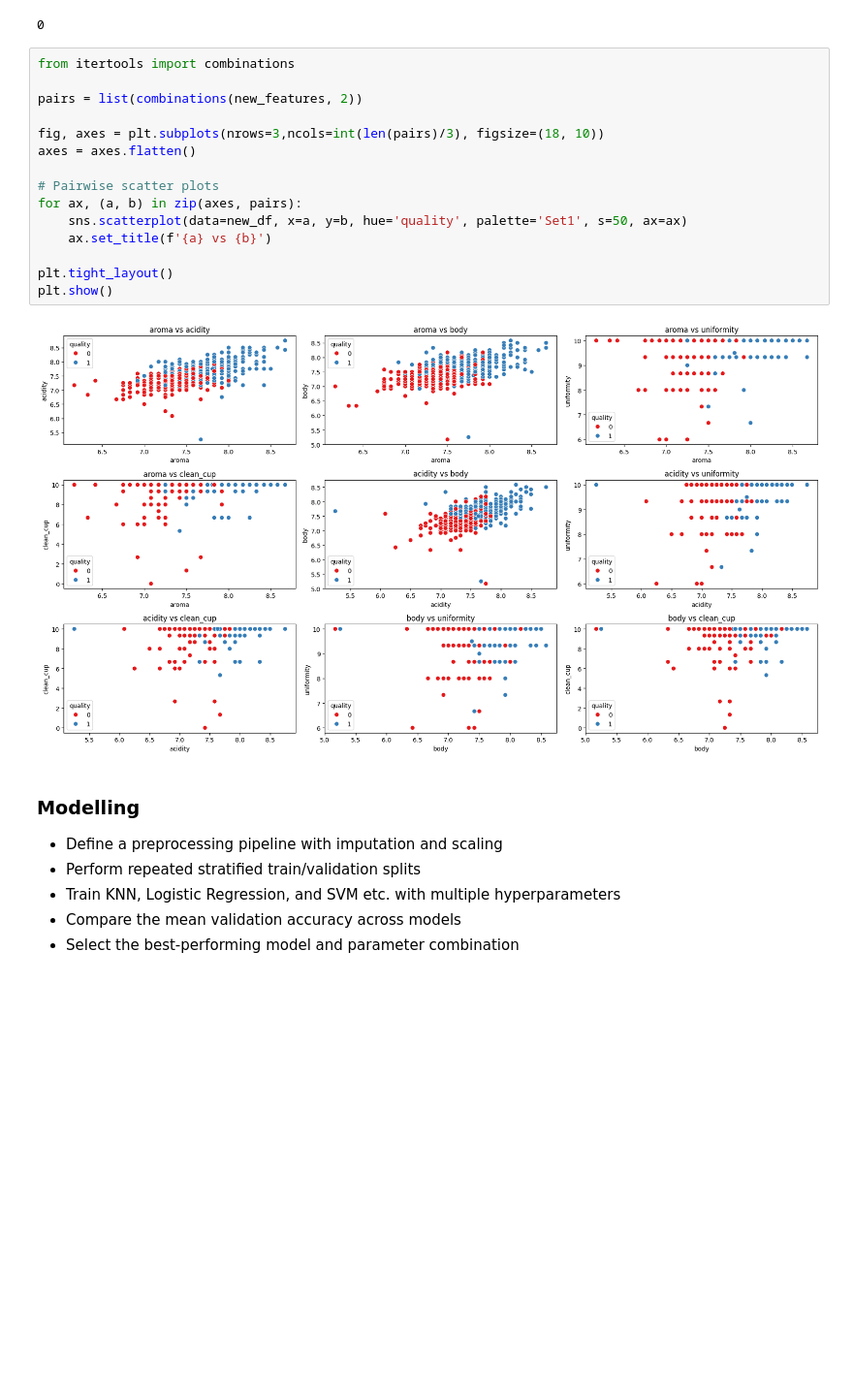
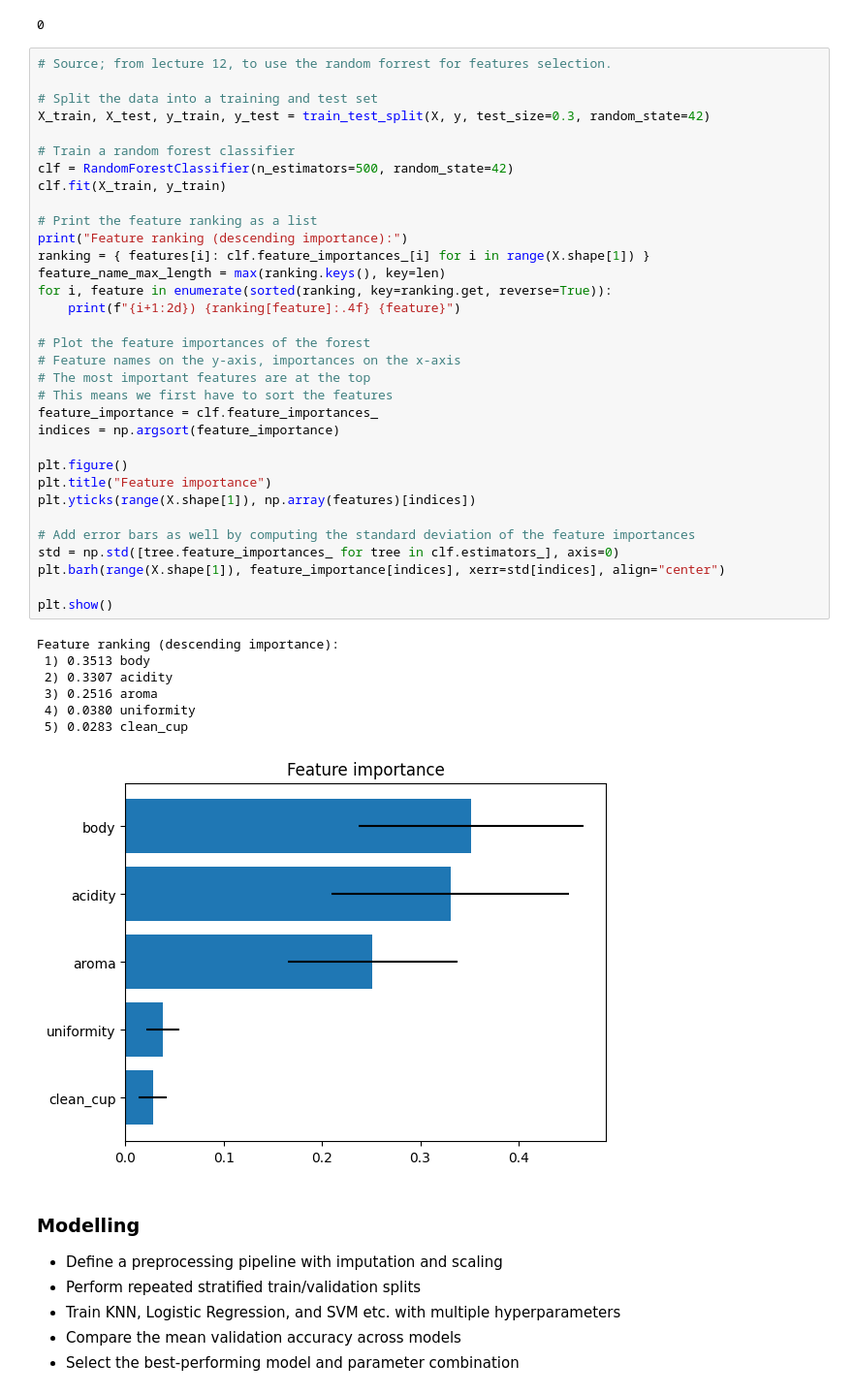
Before and after one commit to Indraadhikari/DAT200-Machine-Learning, a Jupyter notebook: CA3/CA3_template.ipynb, the cells around one changed output. Shown at 97% size. Cells and saved outputs as stored; diff of their text form; blank space fills up the shorter version.

```diff
--- a/CA3/CA3_template.ipynb
+++ b/CA3/CA3_template.ipynb
@@ -257,23 +266,47 @@ uniformity    0
 clean_cup     0
 dtype: int64
 0
-# %%
-from itertools import combinations
-
-pairs = list(combinations(new_features, 2))
-
-fig, axes = plt.subplots(nrows=3,ncols=int(len(pairs)/3), figsize=(18, 10))
-axes = axes.flatten()
-
-# Pairwise scatter plots
-for ax, (a, b) in zip(axes, pairs):
-    sns.scatterplot(data=new_df, x=a, y=b, hue='quality', palette='Set1', s=50, ax=ax)
-    ax.set_title(f'{a} vs {b}')
-
-plt.tight_layout()
-plt.show()
-# %% [output]
-[figure, removed]
+# %%
+# Source; from lecture 12, to use the random forrest for features selection.
+
+# Split the data into a training and test set
+X_train, X_test, y_train, y_test = train_test_split(X, y, test_size=0.3, random_state=42)
+
+# Train a random forest classifier
+clf = RandomForestClassifier(n_estimators=500, random_state=42)
+clf.fit(X_train, y_train)
+
+# Print the feature ranking as a list
+print("Feature ranking (descending importance):")
+ranking = { features[i]: clf.feature_importances_[i] for i in range(X.shape[1]) }
+feature_name_max_length = max(ranking.keys(), key=len)
+for i, feature in enumerate(sorted(ranking, key=ranking.get, reverse=True)):
+    print(f"{i+1:2d}) {ranking[feature]:.4f} {feature}")
+
+# Plot the feature importances of the forest
+# Feature names on the y-axis, importances on the x-axis
+# The most important features are at the top
+# This means we first have to sort the features
+feature_importance = clf.feature_importances_
+indices = np.argsort(feature_importance)
+
+plt.figure()
+plt.title("Feature importance")
+plt.yticks(range(X.shape[1]), np.array(features)[indices])
+
+# Add error bars as well by computing the standard deviation of the feature importances
+std = np.std([tree.feature_importances_ for tree in clf.estimators_], axis=0)
+plt.barh(range(X.shape[1]), feature_importance[indices], xerr=std[indices], align="center")
+
+plt.show()
+# %% [output]
+Feature ranking (descending importance):
+ 1) 0.3513 body
+ 2) 0.3307 acidity
+ 3) 0.2516 aroma
+ 4) 0.0380 uniformity
+ 5) 0.0283 clean_cup
+[figure, added]
 # %% [markdown]
 ### Modelling
 
```
Also changed, not shown: parts of 10 cells of this notebook.
